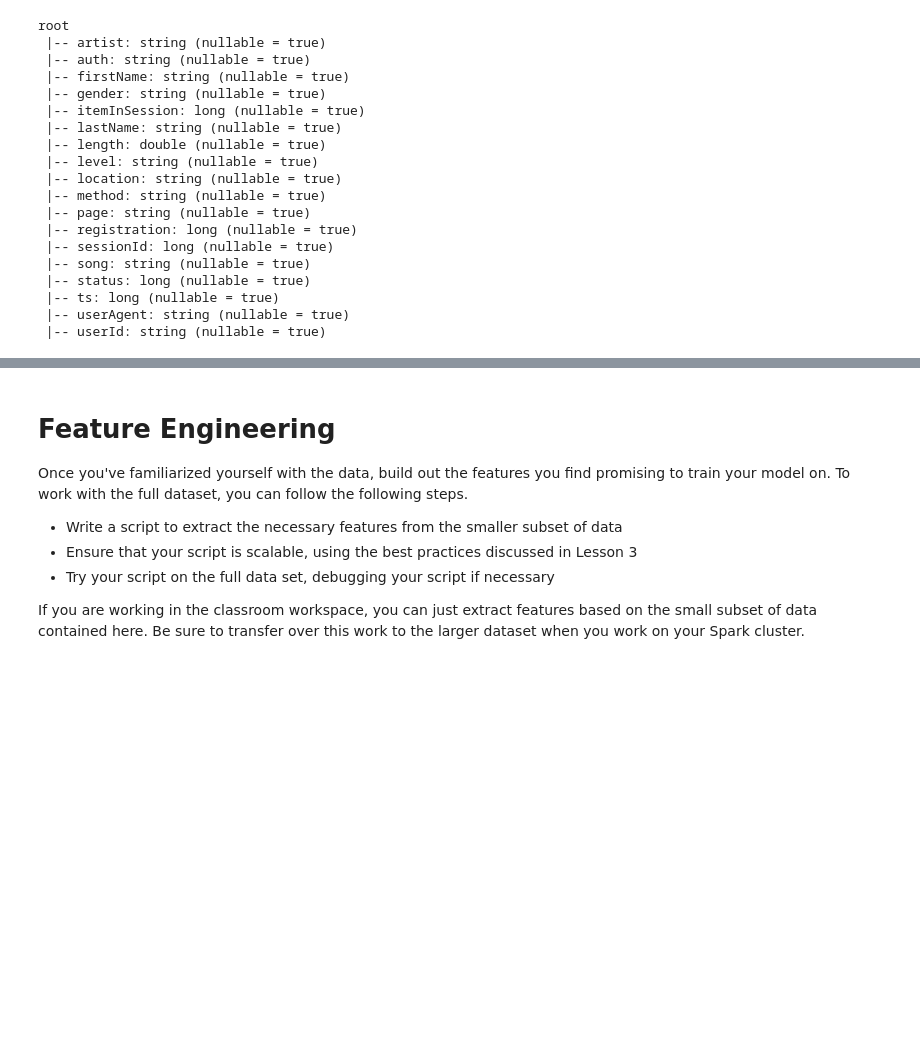
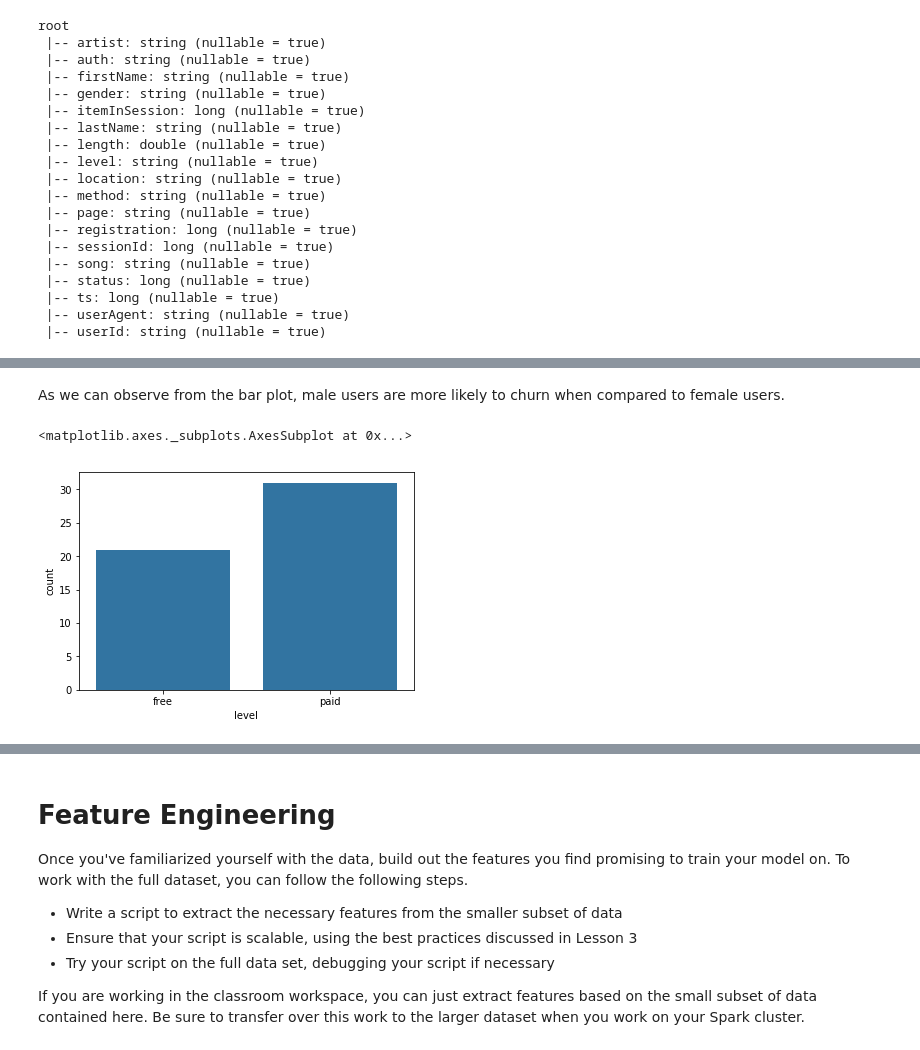
Before and after one commit to andypwyu/churn_prediction_for_Sparkify, a Jupyter notebook: Sparkify.ipynb, the cells around one changed output, grey strips where cells are left out. Drawn from its saved outputs; the diff is of its cells as text; code cells hidden in the pictures; blank space fills up the shorter version.

```diff
--- a/Sparkify.ipynb
+++ b/Sparkify.ipynb
@@ -53,0 +143,8 @@ Once you've defined churn, perform some exploratory data analysis to observe the
+# %% [markdown]
+As we can observe from the bar plot, male users are more likely to churn when compared to female users.
+# %%
+df_level_pd = df.filter('page == "Cancellation Confirmation"').groupby('level').count().toPandas()
+sns.barplot(data = df_level_pd, x = 'level', y = 'count', color = sns.color_palette()[0])
+# %% [output]
+<matplotlib.axes._subplots.AxesSubplot at 0x...>
+[figure, added]
```
Also changed, not shown: parts of 46 cells of this notebook.
